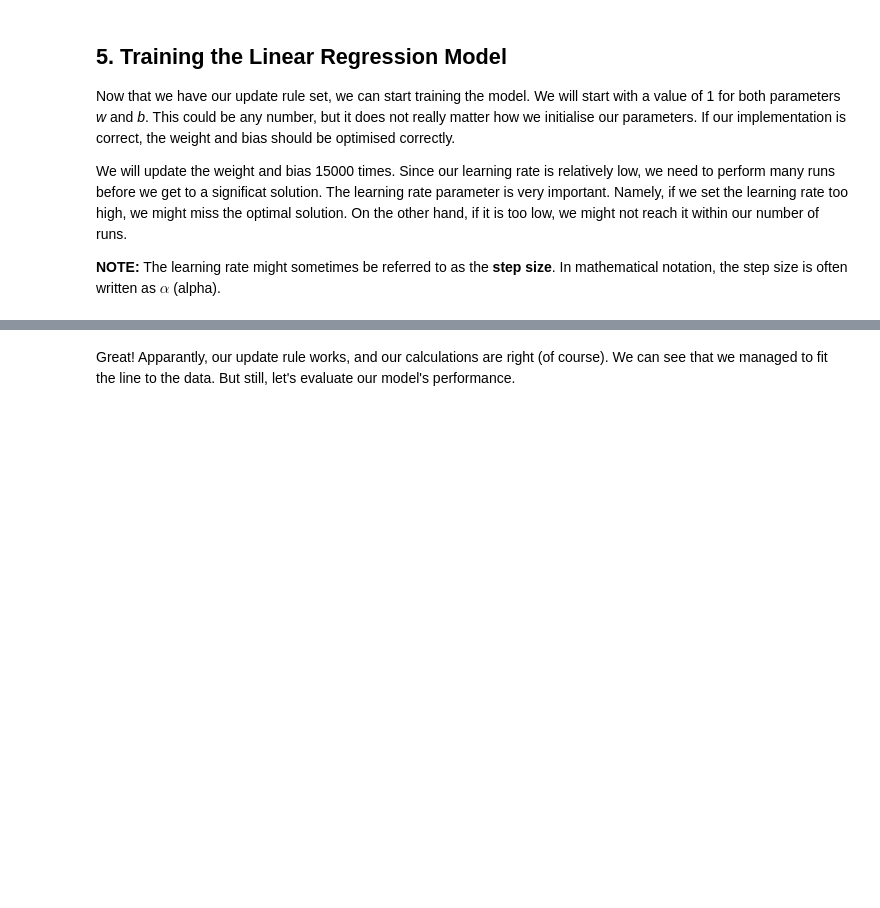
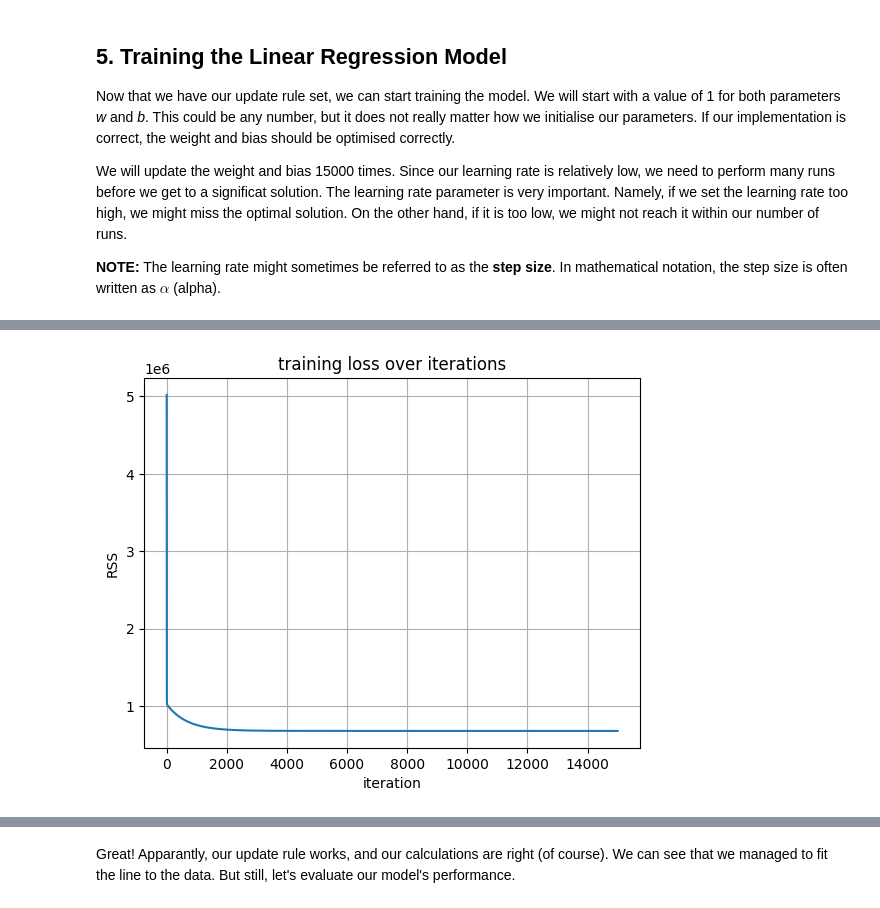
Before and after one commit to jkama4/math_dir, a Jupyter notebook: linear_regression/lin_regr_notebook.ipynb, the cells around one changed output, grey strips where cells are left out. Drawn from its saved outputs; the diff is of its cells as text; code cells hidden in the pictures; blank space fills up the shorter version.

```diff
--- a/linear_regression/lin_regr_notebook.ipynb
+++ b/linear_regression/lin_regr_notebook.ipynb
@@ -196 +207,12 @@ On the right side of our arrow we have the current *w* and *b*, and our partial
+# %%
+def rss(
+    X: np.ndarray[np.float64],
+    y: np.ndarray[np.float64],
+    w: np.float64,
+    b: np.float64,
+) -> np.float64:
+
+    return 0.5 * np.sum(
+        [(w * x_ + b - y_)**2 for x_, y_ in zip(X,y)]
+    )
 # %% [markdown]
@@ -331,6 +345,8 @@ We will update the weight and bias 15000 times. Since our learning rate is relat
 # %%
 runs: int = 15000
 w, b = 1, 1
+
+history = [(w, b)]
 for _ in range(runs):
     w, b = update_weights(
         w_old=w,
@@ -339,3 +355,4 @@ for _ in range(runs):
         y=y_train,
         lr=0.001,
     )
+    history.append((w, b))
@@ -342,3 +363,34 @@ for _ in range(runs):
+# %%
+def plot_loss(
+    history: List[Tuple[np.float64]],
+    X: np.ndarray[np.float64],
+    y: np.ndarray[np.float64],
+) -> None:
+
+    losses: List[np.float64] = [
+        rss(
+            X=X,
+            y=y,
+            w=w_,
+            b=b_
+        ) for w_, b_ in history
+    ]
+
+    _, ax = plt.subplots()
+    ax.plot(losses)
+
+    ax.set_title("training loss over iterations")
+    ax.set_xlabel("iteration")
+    ax.set_ylabel("RSS")
+    ax.grid()
+# %%
+plot_loss(
+    history=history,
+    X=X_train,
+    y=y_train,
+)
+# %% [output]
+[figure, added]
 # %%
 fig, ax = plot_regression_line(
     X=X_train,
```
Also changed, not shown: parts of 11 cells of this notebook, 6 other files.
